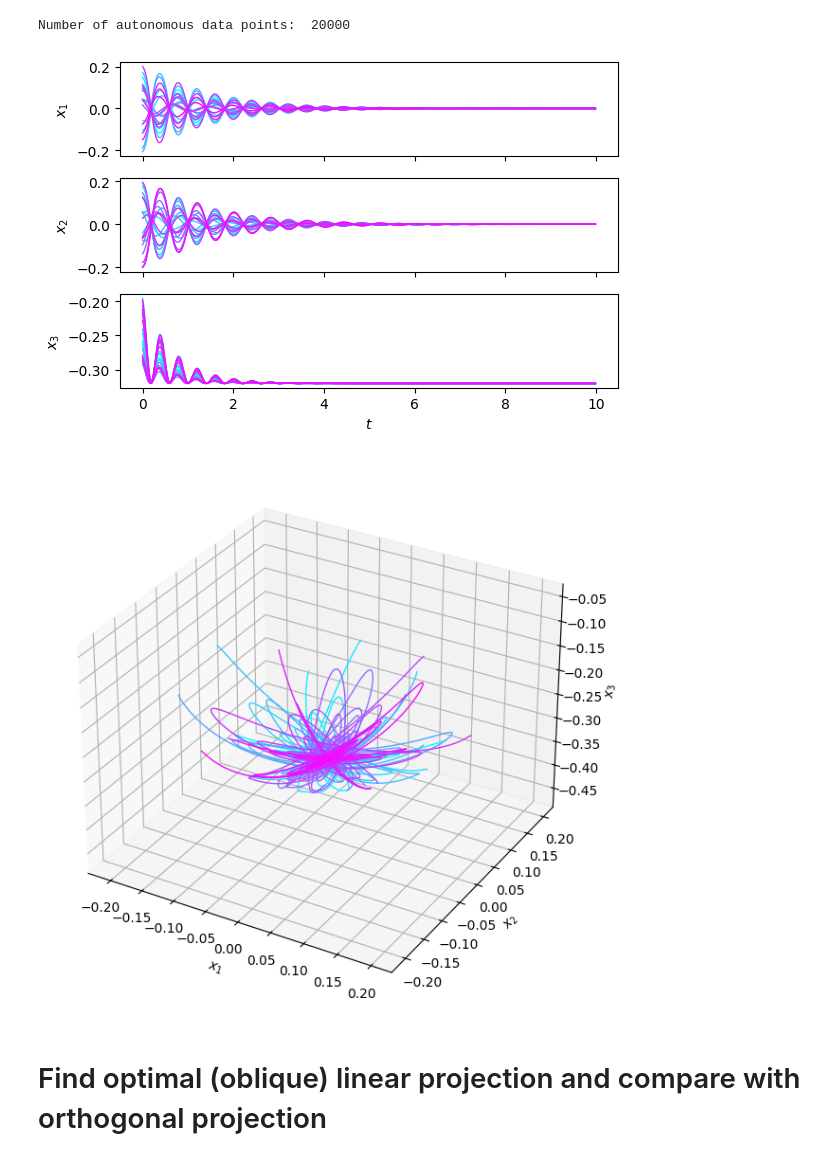
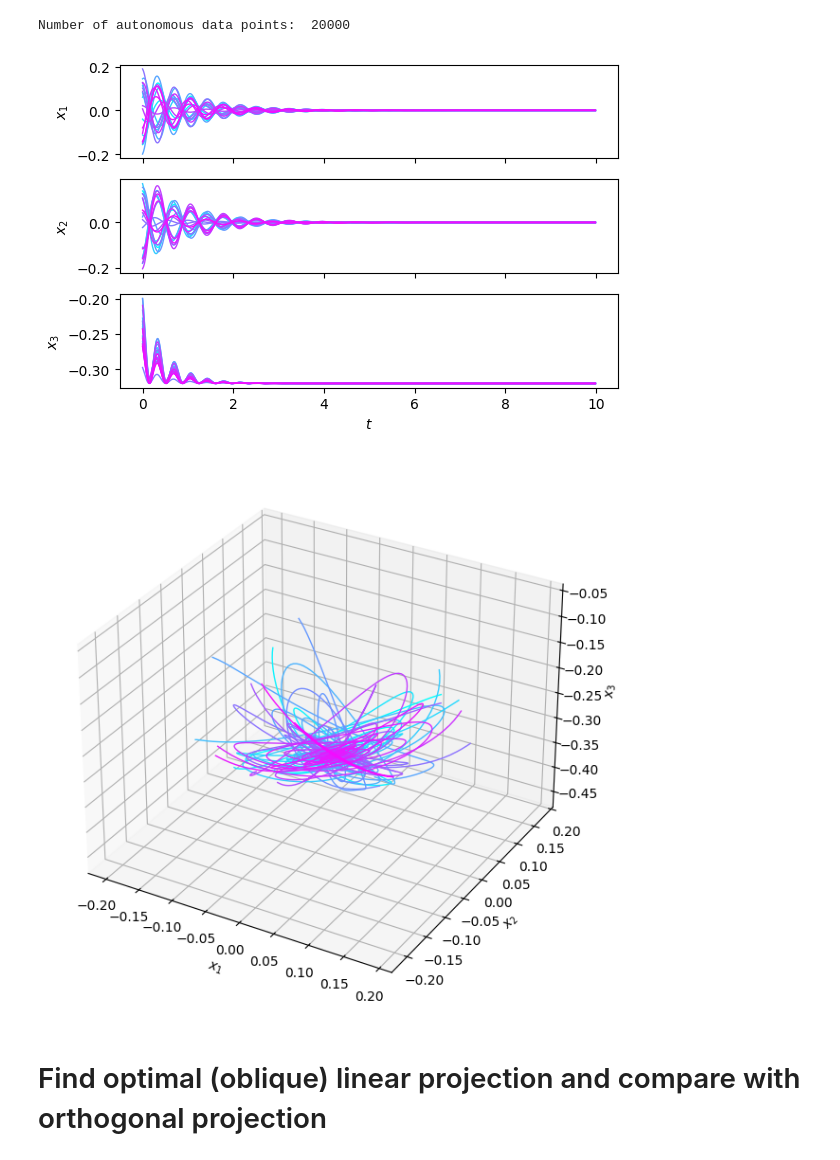
Before and after one commit to patrick-benito/Opt-SSM, a Jupyter notebook: examples/trunk_robot.ipynb, the cells around one changed output. Cells and saved outputs as stored; diff of their text form; code cells hidden in the pictures.

```diff
--- a/examples/trunk_robot.ipynb
+++ b/examples/trunk_robot.ipynb
@@ -51,8 +49,8 @@ def collect_data(system: Trunk,
 
     if policy == "harmonic":
         policy = HarmonicPolicy(
-            frequency_range=[0.5, 5],
-            amplitude_range=[0.5, 2.5],
+            frequency_range=[0.0, 2.0],
+            amplitude_range=[0.0, 10.0],
             phase_range=[0, 2 * np.pi],
             num_segments=trunk.num_segments
         )
@@ -75,36 +73,36 @@ def collect_data(system: Trunk,
             )
 
         rollout(
             simulator=system.simulator,
             policy=policy,
             data=data,
             duration=system.duration,
             render_video=system.render_video,
             video_filename=os.path.join(
                 system.data_folder, "videos", f"rollout_{rollout_idx}.mp4"
             ),
             stop_at_convergence=system.stop_at_convergence,
             traj_ID = rollout_idx
         )
 
     data.save_to_csv(os.path.join(system.data_folder, name + ".csv"))
 
-COLLECT = False
+
 if COLLECT:
     collect_data(trunk, trunk_aut_data)
 else:
     trunk_aut_data.load_from_csv(os.path.join(trunk.data_folder, "autonomous_data.csv"))
 print("Number of autonomous data points: ", len(trunk_aut_data))
 
 # Extract arrays
 tss, aut_trajs, _, _ = trunk_aut_data.convert_to_arrays()
 
 # Visualize tip trajectories
 plot_trajectories(aut_trajs[:, 12:15], tss[0])
 # %% [output]
 Number of autonomous data points:  20000
-[figure, old version]
+[figure, new version]
-[figure, old version]
+[figure, new version]
 # %% [markdown]
 # Find optimal (oblique) linear projection and compare with orthogonal projection
 # %%
```
Also changed, not shown: parts of 9 cells of this notebook, 7 other files.
